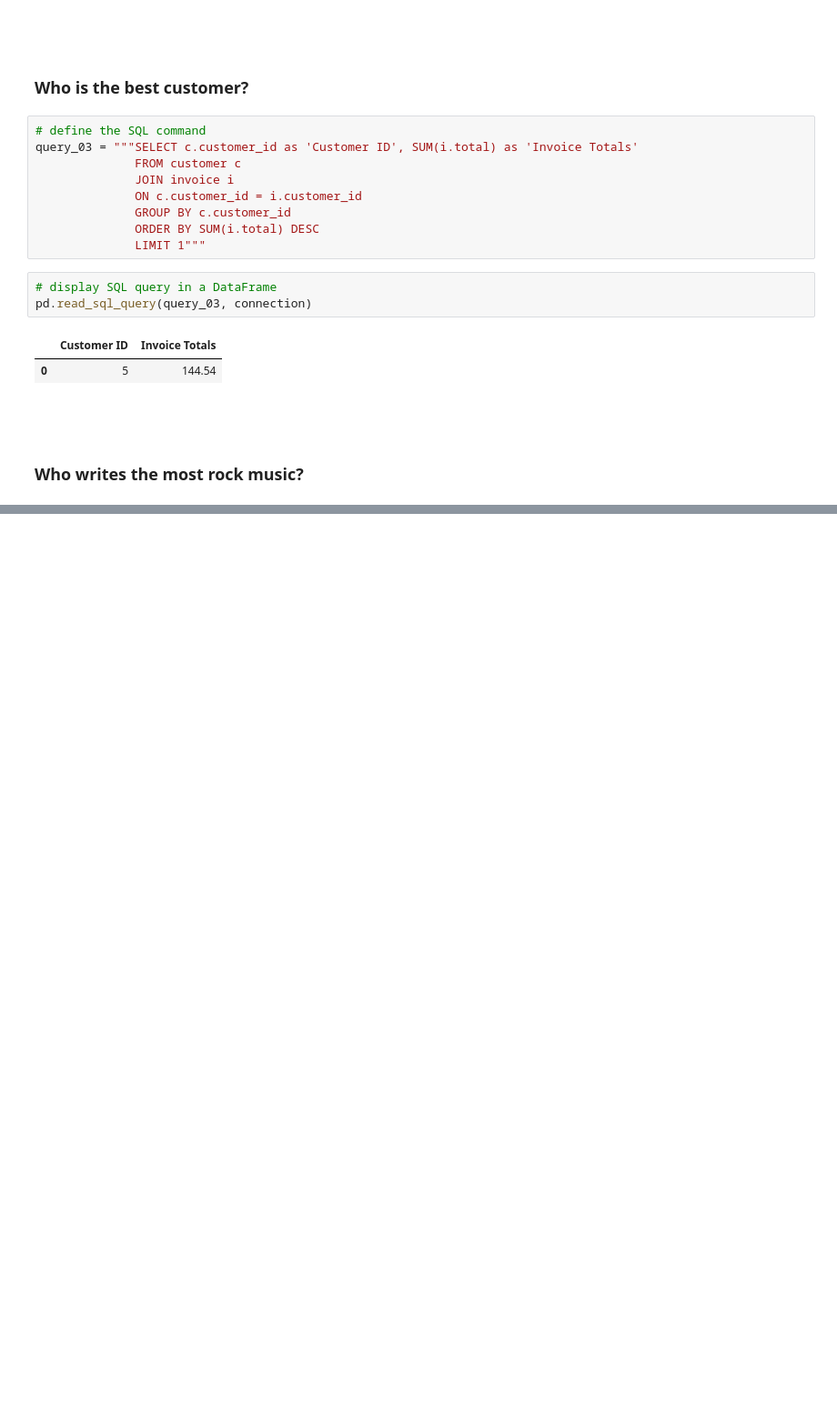
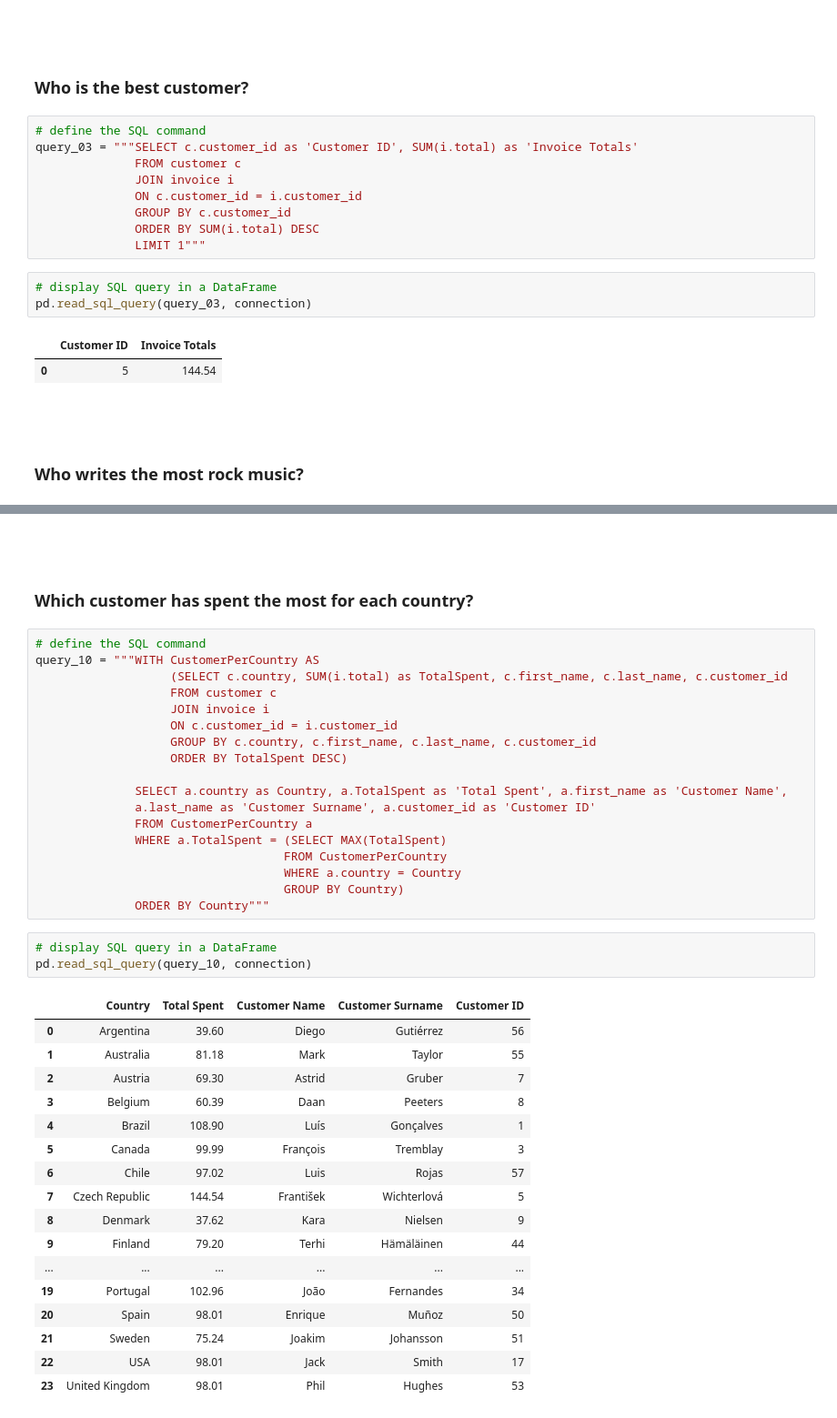
Before and after one commit to fedfioravanti/Business-Analytics-with-SQL-and-PowerBI, a Jupyter notebook: notebooks/Interacting-with-SQLite-using-Python.ipynb, the cells around one changed output, grey strips where cells are left out. Shown at 91% size. Drawn from its saved outputs; the diff is of its cells as text; blank space fills up the shorter version.

```diff
--- a/notebooks/Interacting-with-SQLite-using-Python.ipynb
+++ b/notebooks/Interacting-with-SQLite-using-Python.ipynb
@@ -370,0 +457,43 @@ pd.read_sql_query(query_02, connection)
+# %% [markdown]
+  <br/><br/>
+
+###  Which customer has spent the most for each country?
+# %%
+# define the SQL command
+query_10 = """WITH CustomerPerCountry AS
+                   (SELECT c.country, SUM(i.total) as TotalSpent, c.first_name, c.last_name, c.customer_id
+                   FROM customer c
+                   JOIN invoice i
+                   ON c.customer_id = i.customer_id
+                   GROUP BY c.country, c.first_name, c.last_name, c.customer_id
+                   ORDER BY TotalSpent DESC)
+
+              SELECT a.country as Country, a.TotalSpent as 'Total Spent', a.first_name as 'Customer Name',
+              a.last_name as 'Customer Surname', a.customer_id as 'Customer ID'
+              FROM CustomerPerCountry a
+              WHERE a.TotalSpent = (SELECT MAX(TotalSpent)
+                                   FROM CustomerPerCountry
+                                   WHERE a.country = Country
+                                   GROUP BY Country)
+              ORDER BY Country"""
+# %%
+# display SQL query in a DataFrame
+pd.read_sql_query(query_10, connection)
+# %% [output]
+|  | Country | Total Spent | Customer Name | Customer Surname | Customer ID |
+| 0 | Argentina | 39.60 | Diego | Gutiérrez | 56 |
+| 1 | Australia | 81.18 | Mark | Taylor | 55 |
+| 2 | Austria | 69.30 | Astrid | Gruber | 7 |
+| 3 | Belgium | 60.39 | Daan | Peeters | 8 |
+| 4 | Brazil | 108.90 | Luís | Gonçalves | 1 |
+| 5 | Canada | 99.99 | François | Tremblay | 3 |
+| 6 | Chile | 97.02 | Luis | Rojas | 57 |
+| 7 | Czech Republic | 144.54 | František | Wichterlová | 5 |
+| 8 | Denmark | 37.62 | Kara | Nielsen | 9 |
+| 9 | Finland | 79.20 | Terhi | Hämäläinen | 44 |
+| ... | ... | ... | ... | ... | ... |
+| 19 | Portugal | 102.96 | João | Fernandes | 34 |
+| 20 | Spain | 98.01 | Enrique | Muñoz | 50 |
+| 21 | Sweden | 75.24 | Joakim | Johansson | 51 |
+| 22 | USA | 98.01 | Jack | Smith | 17 |
+| 23 | United Kingdom | 98.01 | Phil | Hughes | 53 |
```
Also changed, not shown: parts of 16 cells of this notebook, 3 other files.
